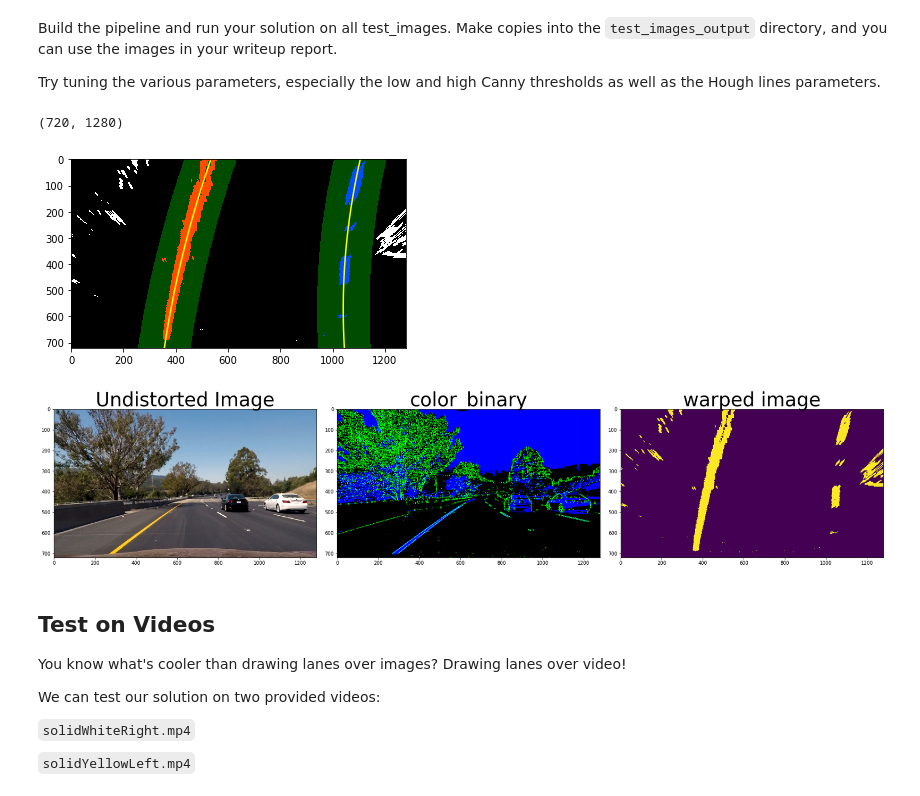
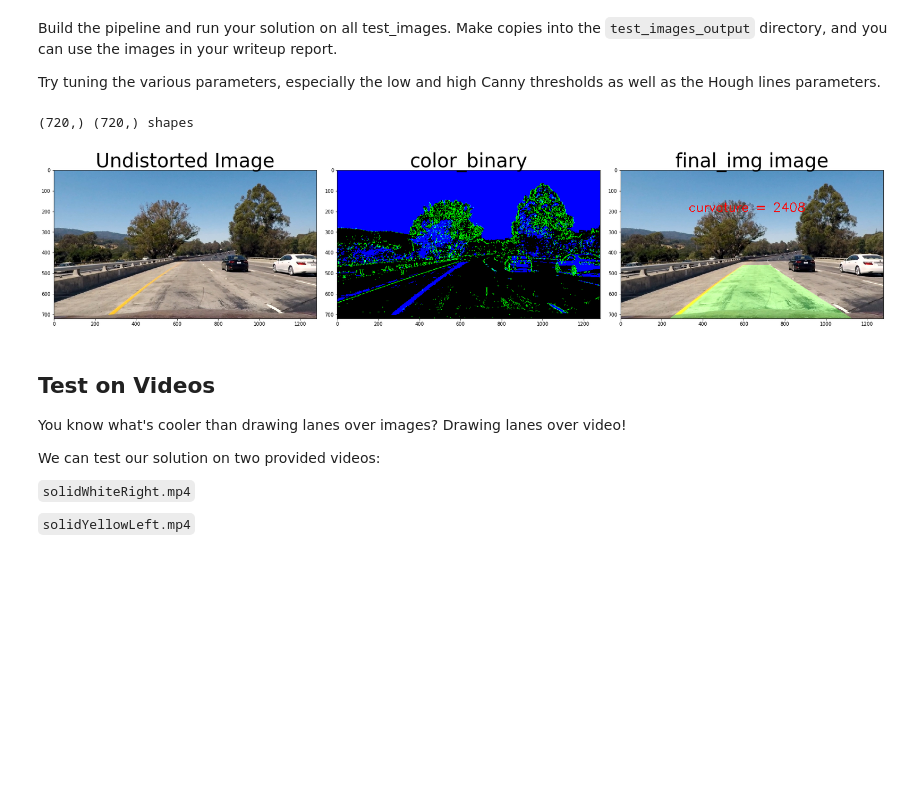
Before and after one commit to pkorivi/CarND-Advanced-Lane-Lines, a Jupyter notebook: lane_finding.ipynb, the cells around one changed output. Saved outputs shown, nothing was run; the diff lists cells and outputs as text; code cells hidden in the pictures; blank space fills up the shorter version.

```diff
--- a/lane_finding.ipynb
+++ b/lane_finding.ipynb
@@ -78,6 +78,8 @@ x_l_t = 572
 src = np.float32([[(x_l_b,y_max),(x_r_b,y_max), (x_r_t, y_min),(x_l_t,y_min)]])
 dst = np.float32([[(x_l_b+50,y_max),(x_r_b-50,y_max), (x_r_b-50, 1),(x_l_b+50,1)]])
 M = cv2.getPerspectiveTransform(src, dst)
+#Inverse transformation matrix
+Minv = cv2.getPerspectiveTransform(dst, src)
 warped = cv2.warpPerspective(undistorted, M, (img.shape[1],img.shape[0]), flags=cv2.INTER_LINEAR)
 
 f, (ax1, ax2) = plt.subplots(1, 2, figsize=(24, 9))
@@ -273,9 +288,25 @@ def find_next_fit(binary_warped, left_fit, right_fit):
     # Draw the lane onto the warped blank image
     cv2.fillPoly(window_img, np.int_([left_line_pts]), (0,255, 0))
     cv2.fillPoly(window_img, np.int_([right_line_pts]), (0,255, 0))
-    result = cv2.addWeighted(out_img, 1, window_img, 0.3, 0)
+    out_img = cv2.addWeighted(out_img, 1, window_img, 0.3, 0)
+    """
     plt.imshow(result)
     plt.plot(left_fitx, ploty, color='yellow')
     plt.plot(right_fitx, ploty, color='yellow')
     plt.xlim(0, 1280)
     plt.ylim(720, 0)
+    """
+    y_eval = np.max(ploty)
+    #Radius of curvature in world frame
+    ym_per_pix = 30/720 # meters per pixel in y dimension
+    xm_per_pix = 3.7/700 # meters per pixel in x dimension
+    # Fit new polynomials to x,y in world space
+    left_fit_cr = np.polyfit(ploty*ym_per_pix, left_fitx*xm_per_pix, 2)
+    right_fit_cr = np.polyfit(ploty*ym_per_pix, right_fitx*xm_per_pix, 2)
+    # Calculate the new radii of curvature
+    left_curverad = ((1 + (2*left_fit_cr[0]*y_eval*ym_per_pix + left_fit_cr[1])**2)**1.5) / np.absolute(2*left_fit_cr[0])
+    right_curverad = ((1 + (2*right_fit_cr[0]*y_eval*ym_per_pix + right_fit_cr[1])**2)**1.5) / np.absolute(2*right_fit_cr[0])
+    curvature = (left_curverad+right_curverad)/2
+
+
+    return out_img, left_fit, right_fit, left_fitx, right_fitx, ploty, curvature
@@ -305,44 +360,40 @@ Try tuning the various parameters, especially the low and high Canny thresholds
 # %%
 # TODO: Build your pipeline that will draw lane lines on the test_images
 # then save them to the test_images directory.
 
 
 # Read in an image from test images
-#image = cv2.imread('test_images/straight_lines2.jpg')
-image = mpimg.imread('test_images/test6.jpg')
+#image = cv2.imread('test_images/straight_lines1.jpg')
+image = mpimg.imread('test_images/test1.jpg')
 undis = get_undistorted_img(image)
 color_binary, binary = get_thresholded_img(undis, s_thresh=(80, 255), sx_thresh=(20, 140))
 warped = get_perspective_transformed_image(binary)
-out_img,left_fitx, right_fitx, ploty,  left_fit, right_fit = find_initial_fit(warped)
 
-find_next_fit(warped, left_fit, right_fit)
+#out_img,left_fitx, right_fitx, ploty,  left_fit, right_fit = find_initial_fit(warped)
+out_img, left_fit, right_fit, left_fitx, right_fitx, ploty, curvature = find_initial_fit(warped)
 
-"""
-plt.imshow(out_img)
-plt.plot(left_fitx, ploty, color='yellow')
-plt.plot(right_fitx, ploty, color='yellow')
-plt.xlim(0, 1280)
-plt.ylim(720, 0)
-"""
+out_img, left_fit, right_fit, left_fitx, right_fitx, ploty, curvature = find_next_fit(warped, left_fit, right_fit)
+
+final_img = get_final_image(warped,undis, left_fitx,right_fitx, ploty, curvature)
+
 
 #plt.imshow(binary_img)
 
 # Plot the result
 f, (ax1, ax2, ax3) = plt.subplots(1, 3, figsize=(24, 9))
 f.tight_layout()
 
 ax1.imshow(undis)
 ax1.set_title('Undistorted Image', fontsize=40)
 
 ax2.imshow(color_binary)
 ax2.set_title('color_binary', fontsize=40)
-ax3.imshow(warped)
-ax3.set_title('warped image', fontsize=40)
+ax3.imshow(final_img)
+ax3.set_title('final_img image', fontsize=40)
 plt.subplots_adjust(left=0., right=1, top=0.9, bottom=0.)
 # %% [output]
-(720, 1280)
+(720,) (720,) shapes
-[figure, old version]
+[figure, new version]
-[figure, removed]
 # %% [markdown]
 ## Test on Videos
 
```
Also changed, not shown: parts of 15 cells of this notebook.
